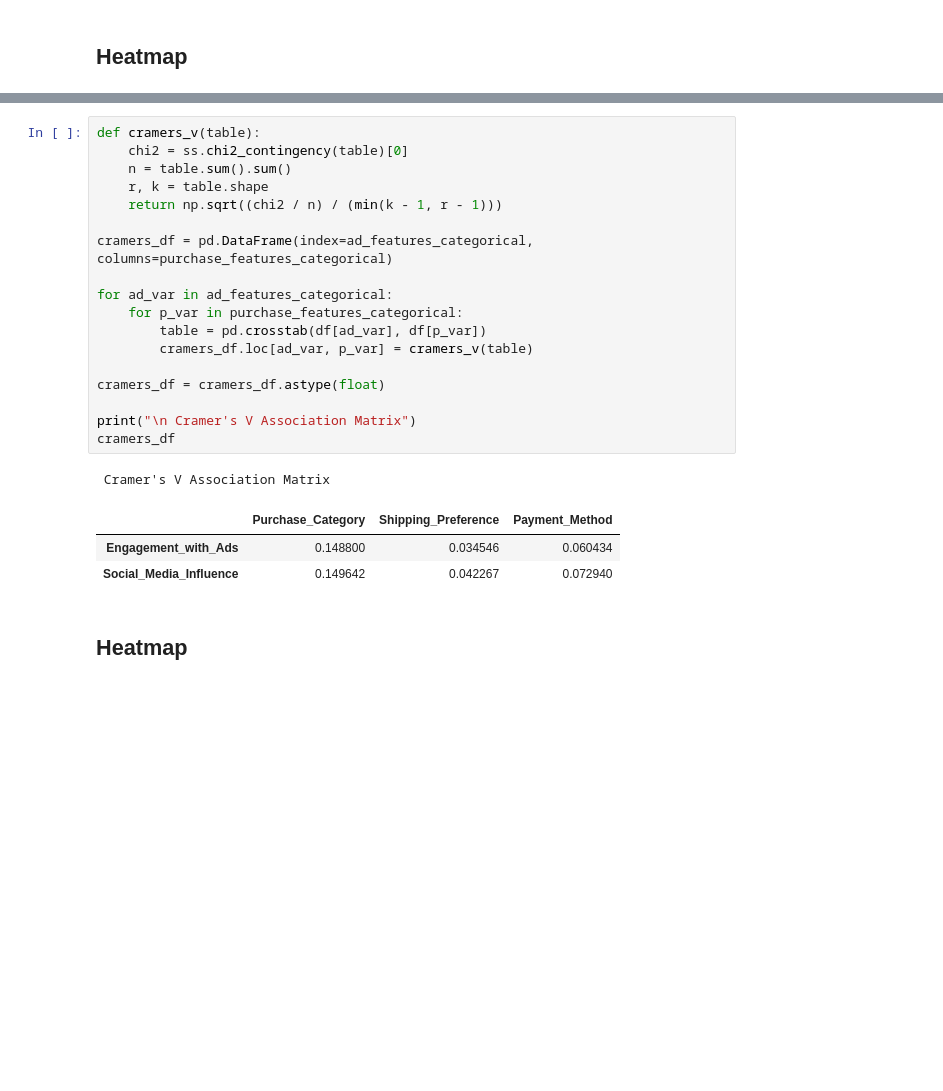
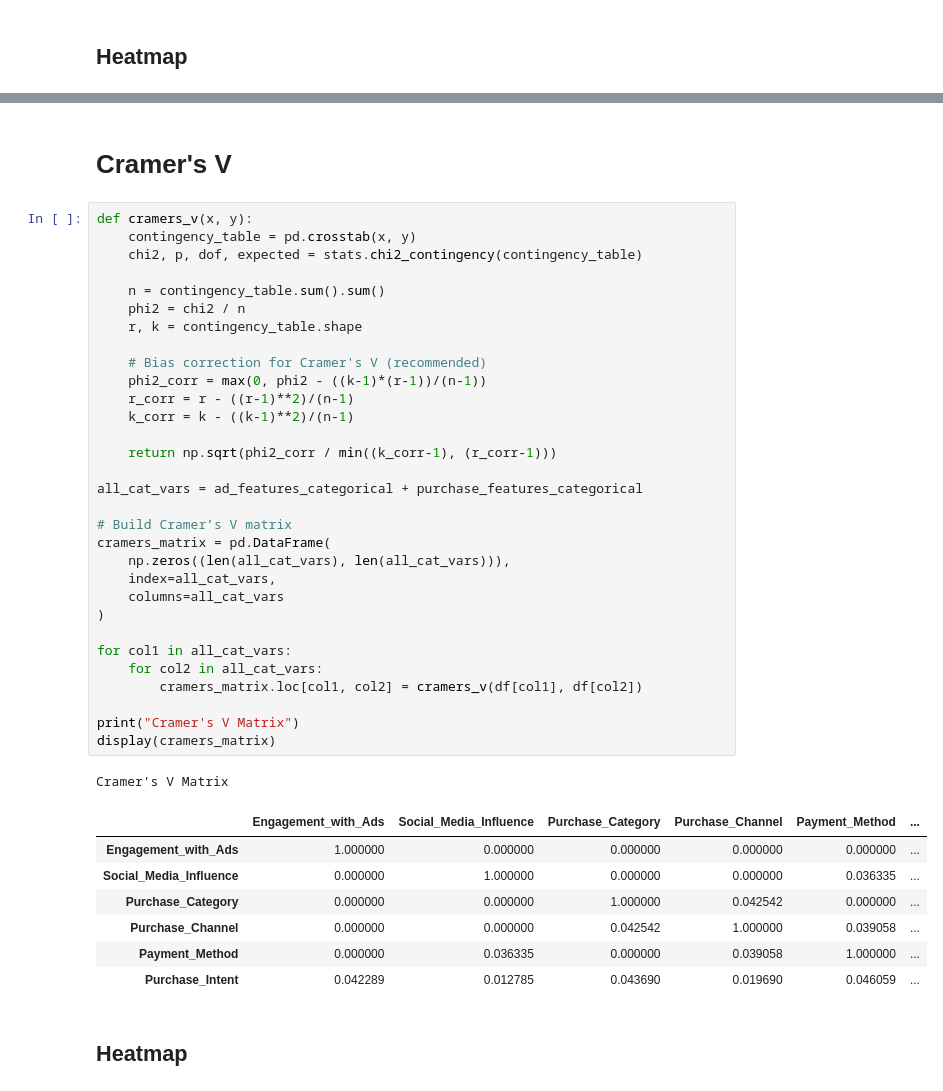
Before and after one commit to cwjng/si671-final-project, a Jupyter notebook: ad_correlation_analysis.ipynb, the cells around one changed output, grey strips where cells are left out. Drawn from its saved outputs; the diff is of its cells as text; blank space fills up the shorter version.

```diff
--- a/ad_correlation_analysis.ipynb
+++ b/ad_correlation_analysis.ipynb
@@ -132,26 +140,45 @@ plt.show()
-# %%
-def cramers_v(table):
-    chi2 = ss.chi2_contingency(table)[0]
-    n = table.sum().sum()
-    r, k = table.shape
-    return np.sqrt((chi2 / n) / (min(k - 1, r - 1)))
-
-cramers_df = pd.DataFrame(index=ad_features_categorical, columns=purchase_features_categorical)
-
-for ad_var in ad_features_categorical:
-    for p_var in purchase_features_categorical:
-        table = pd.crosstab(df[ad_var], df[p_var])
-        cramers_df.loc[ad_var, p_var] = cramers_v(table)
-
-cramers_df = cramers_df.astype(float)
-
-print("\n Cramer's V Association Matrix")
-cramers_df
-# %% [output]
- Cramer's V Association Matrix
-|  | Purchase_Category | Shipping_Preference | Payment_Method |
-| Engagement_with_Ads | 0.148800 | 0.034546 | 0.060434 |
-| Social_Media_Influence | 0.149642 | 0.042267 | 0.072940 |
+# %% [markdown]
+# Cramer's V
+# %%
+def cramers_v(x, y):
+    contingency_table = pd.crosstab(x, y)
+    chi2, p, dof, expected = stats.chi2_contingency(contingency_table)
+
+    n = contingency_table.sum().sum()
+    phi2 = chi2 / n
+    r, k = contingency_table.shape
+
+    # Bias correction for Cramer's V (recommended)
+    phi2_corr = max(0, phi2 - ((k-1)*(r-1))/(n-1))
+    r_corr = r - ((r-1)**2)/(n-1)
+    k_corr = k - ((k-1)**2)/(n-1)
+
+    return np.sqrt(phi2_corr / min((k_corr-1), (r_corr-1)))
+
+all_cat_vars = ad_features_categorical + purchase_features_categorical
+
+# Build Cramer’s V matrix
+cramers_matrix = pd.DataFrame(
+    np.zeros((len(all_cat_vars), len(all_cat_vars))),
+    index=all_cat_vars,
+    columns=all_cat_vars
+)
+
+for col1 in all_cat_vars:
+    for col2 in all_cat_vars:
+        cramers_matrix.loc[col1, col2] = cramers_v(df[col1], df[col2])
+
+print("Cramer's V Matrix")
+display(cramers_matrix)
+# %% [output]
+Cramer's V Matrix
+|  | Engagement_with_Ads | Social_Media_Influence | Purchase_Category | Purchase_Channel | Payment_Method | ... |
+| Engagement_with_Ads | 1.000000 | 0.000000 | 0.000000 | 0.000000 | 0.000000 | ... |
+| Social_Media_Influence | 0.000000 | 1.000000 | 0.000000 | 0.000000 | 0.036335 | ... |
+| Purchase_Category | 0.000000 | 0.000000 | 1.000000 | 0.042542 | 0.000000 | ... |
+| Purchase_Channel | 0.000000 | 0.000000 | 0.042542 | 1.000000 | 0.039058 | ... |
+| Payment_Method | 0.000000 | 0.036335 | 0.000000 | 0.039058 | 1.000000 | ... |
+| Purchase_Intent | 0.042289 | 0.012785 | 0.043690 | 0.019690 | 0.046059 | ... |
 # %% [markdown]
 ## Heatmap
 # %%
```
Also changed, not shown: parts of 14 cells of this notebook.
